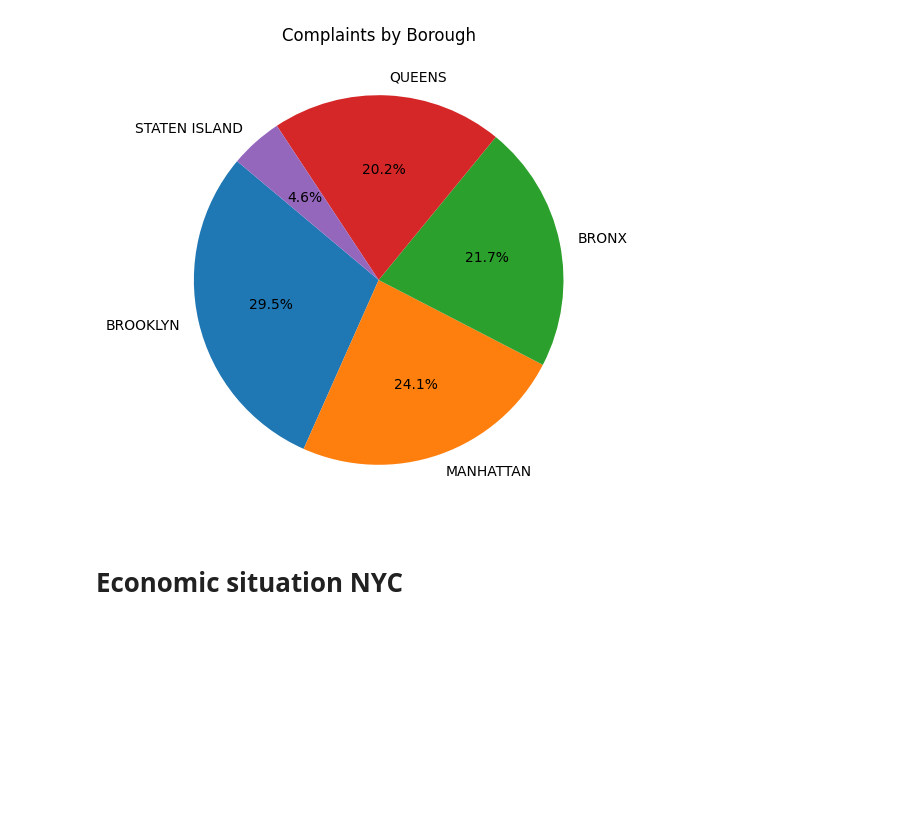
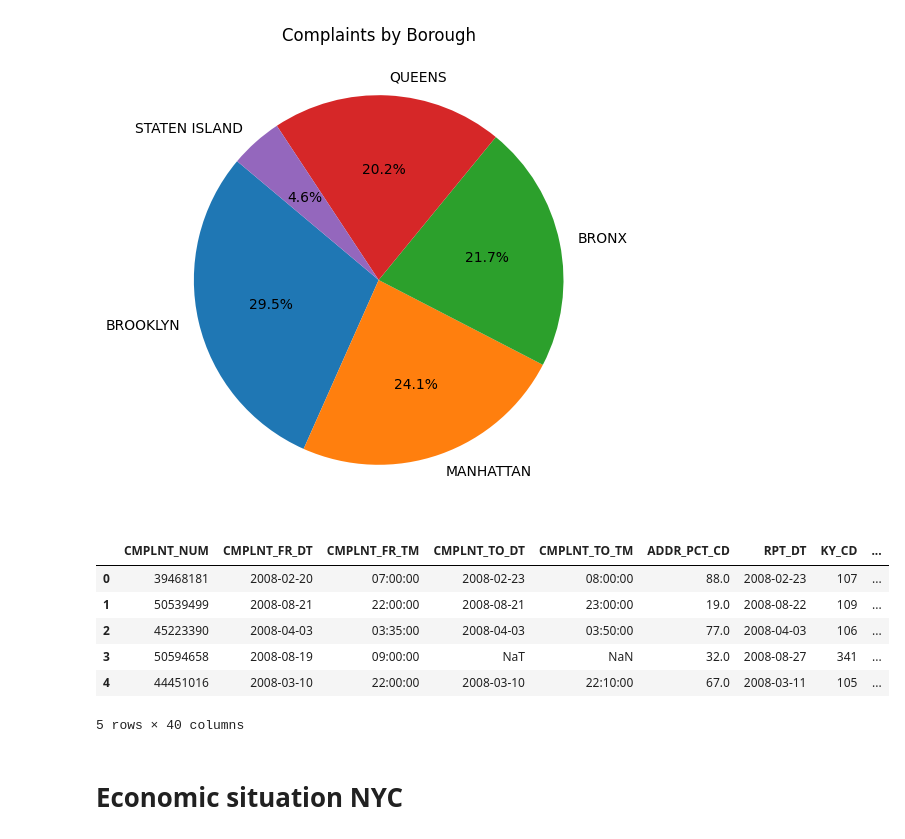
Before and after one commit to com-480-data-visualization/BluePink, a Jupyter notebook: data_exploration.ipynb, the cells around one changed output. Cells and saved outputs as stored; diff of their text form; code cells hidden in the pictures; blank space fills up the shorter version.

```diff
--- a/data_exploration.ipynb
+++ b/data_exploration.ipynb
@@ -461,6 +484,16 @@ plt.title('Complaints by Borough')
 plt.show()
 # %% [output]
 [figure]
+# %%
+df.head()
+# %% [output]
+|  | CMPLNT_NUM | CMPLNT_FR_DT | CMPLNT_FR_TM | CMPLNT_TO_DT | CMPLNT_TO_TM | ADDR_PCT_CD | RPT_DT | KY_CD | ... |
+| 0 | 39468181 | 2008-02-20 | 07:00:00 | 2008-02-23 | 08:00:00 | 88.0 | 2008-02-23 | 107 | ... |
+| 1 | 50539499 | 2008-08-21 | 22:00:00 | 2008-08-21 | 23:00:00 | 19.0 | 2008-08-22 | 109 | ... |
+| 2 | 45223390 | 2008-04-03 | 03:35:00 | 2008-04-03 | 03:50:00 | 77.0 | 2008-04-03 | 106 | ... |
+| 3 | 50594658 | 2008-08-19 | 09:00:00 | NaT | NaN | 32.0 | 2008-08-27 | 341 | ... |
+| 4 | 44451016 | 2008-03-10 | 22:00:00 | 2008-03-10 | 22:10:00 | 67.0 | 2008-03-11 | 105 | ... |
+5 rows × 40 columns
 # %% [markdown]
 # Economic situation NYC
 # %% [markdown]
```
Also changed, not shown: parts of 3 cells of this notebook.
